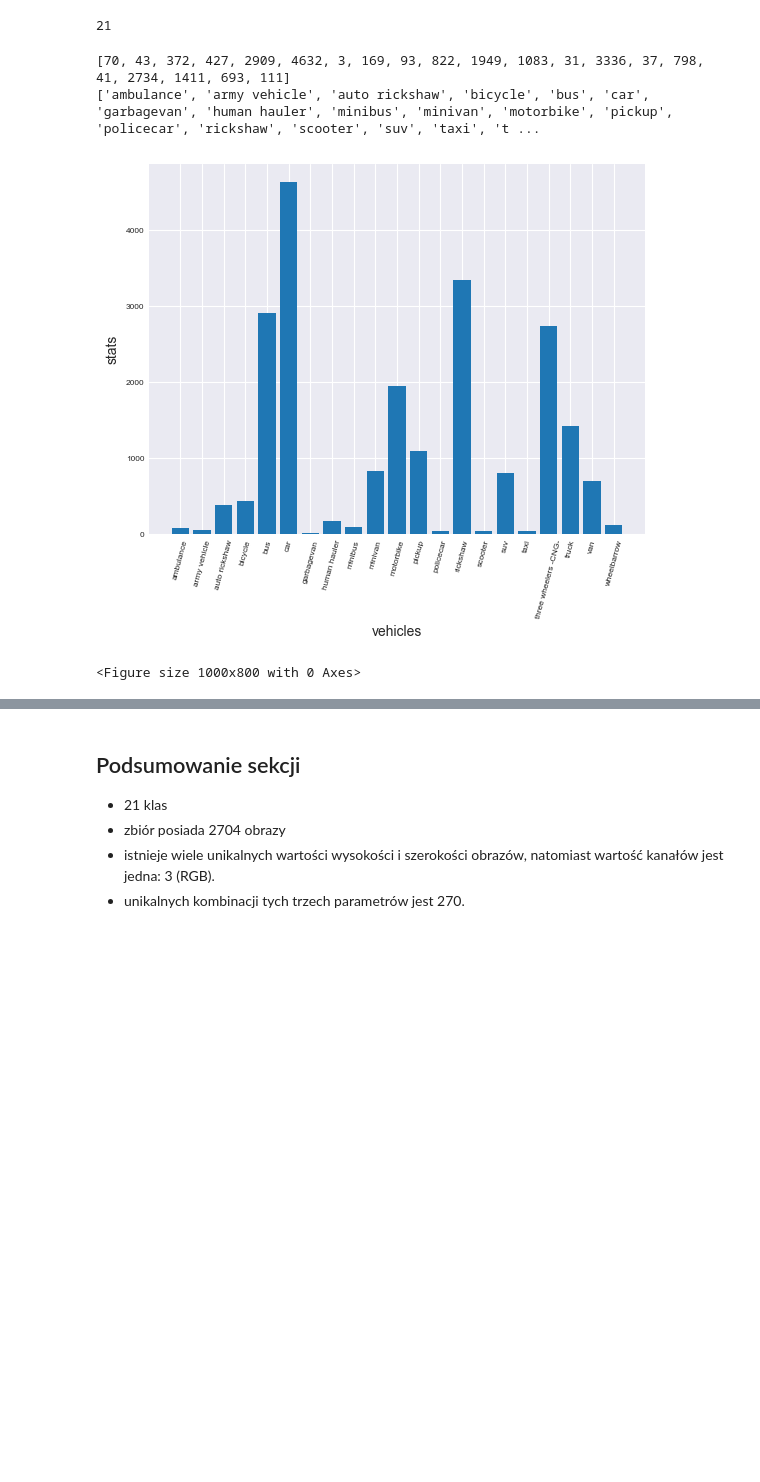
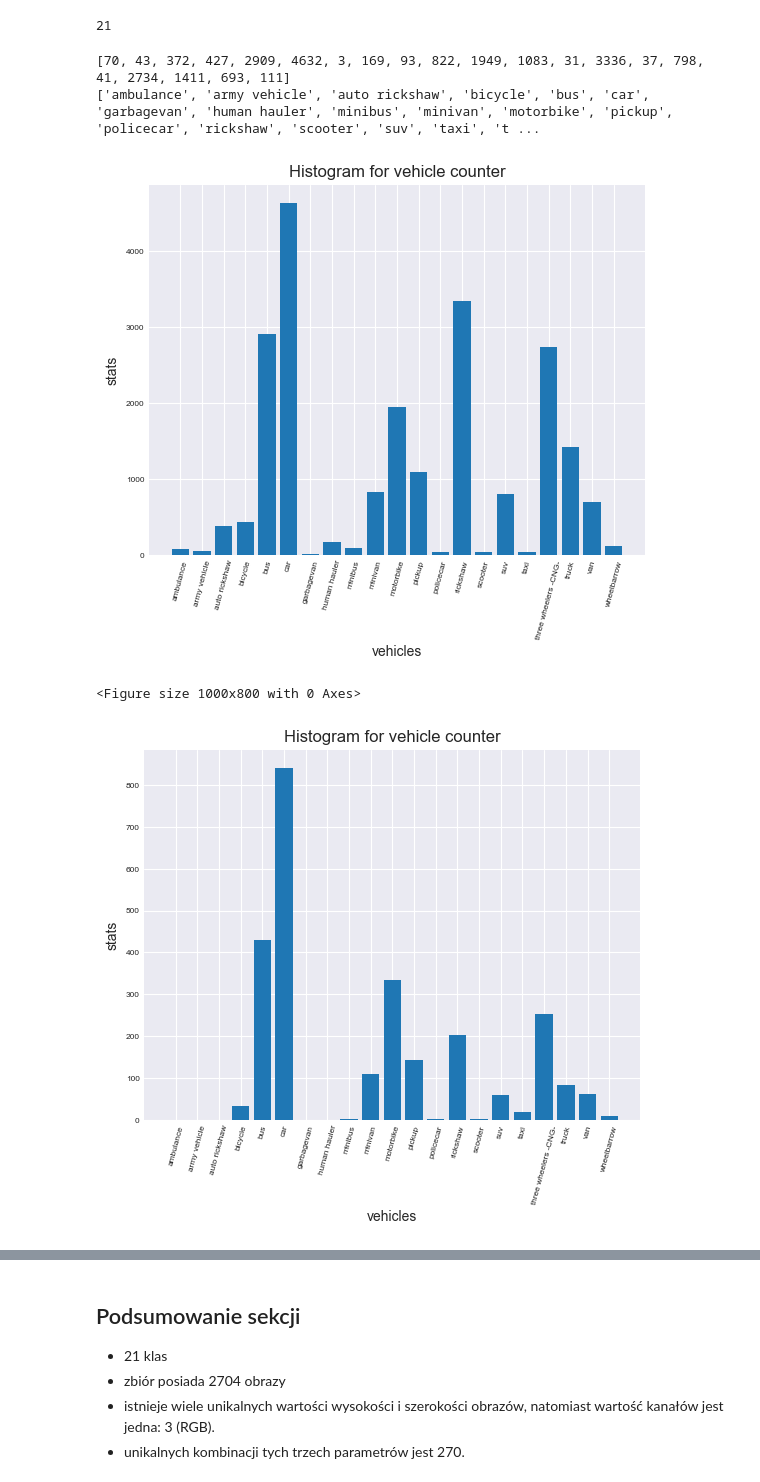
Before and after one commit to michaljurzak1/Vehicle-Images-Detection, a Jupyter notebook: eda.ipynb, the cells around one changed output, grey strips where cells are left out. Saved outputs shown, nothing was run; the diff lists cells and outputs as text; code cells hidden in the pictures; blank space fills up the shorter version.

Commit message:
validation data stats

```diff
--- a/eda.ipynb
+++ b/eda.ipynb
@@ -28,6 +28,9 @@ plt.style.use('seaborn-v0_8-darkgrid')
 
 train_images = r"D:\vehicle_detection\trafic_data\train\images"
 train_labels = r"D:\vehicle_detection\trafic_data\train\labels"
+
+valid_images = r"D:\vehicle_detection\trafic_data\valid\images"
+valid_labels = r"D:\vehicle_detection\trafic_data\valid\labels"
 # %% [markdown]
 ## Wizualizacja danych treningowych - *zdjęć z labelami*
 # %%
@@ -59,6 +62,8 @@ def plot_object_detections(ax, image, labels):
 
 
 image_files = os.listdir(train_images)
+image_files_valid = os.listdir(valid_images)
+
 random_images = random.sample(image_files, 9)
 
 #print(image_files)
@@ -267,27 +331,63 @@ print(len(classes_of_vehicles))
 # %%
 
 
 for i, image_file in enumerate(image_files):
 
 
     labels = load_labels(image_file, train_labels)
+
     for label in labels:
         if label.split(" ")[0] != '':
+
             vehicle_nr = int(label.split(" ")[0])
+
             if vehicle_nr >= 0 and vehicle_nr < len(classes_of_vehicles):
                 vehicles_counter[vehicle_nr] += 1
 
+
 print(vehicles_counter)
 print(classes_of_vehicles)
+
+
 plt.bar(classes_of_vehicles, vehicles_counter)
+plt.title('Histogram for vehicle counter', fontsize=12)
 plt.xlabel('vehicles', fontsize=10)
 plt.ylabel('stats', fontsize=10)
 plt.xticks(fontsize=6,rotation=75)
 plt.yticks(fontsize=6)
 plt.figure(figsize=(10, 8))
 plt.show()
+
+
+vehicles_counter = [0] * len(classes_of_vehicles)
+
+
+for i, image_file in enumerate(image_files_valid):
+
+
+    labels = load_labels(image_file, valid_labels)
+
+    for label in labels:
+        if label.split(" ")[0] != '':
+
+            vehicle_nr = int(label.split(" ")[0])
+
+            if vehicle_nr >= 0 and vehicle_nr < len(classes_of_vehicles):
+                vehicles_counter[vehicle_nr] += 1
+
+
+
+plt.bar(classes_of_vehicles, vehicles_counter)
+plt.title('Histogram for vehicle counter', fontsize=12)
+plt.xlabel('vehicles', fontsize=10)
+plt.ylabel('stats', fontsize=10)
+plt.xticks(fontsize=6,rotation=75)
+plt.yticks(fontsize=6)
+plt.figure(figsize=(10, 8))
+plt.show()
 # %% [output]
 [70, 43, 372, 427, 2909, 4632, 3, 169, 93, 822, 1949, 1083, 31, 3336, 37, 798, 41, 2734, 1411, 693, 111]
 ['ambulance', 'army vehicle', 'auto rickshaw', 'bicycle', 'bus', 'car', 'garbagevan', 'human hauler', 'minibus', 'minivan', 'motorbike', 'pickup', 'policecar', 'rickshaw', 'scooter', 'suv', 'taxi', 't ...
-[figure, old version]
+[figure, new version]
 <Figure size 1000x800 with 0 Axes>
+[figure, added]
```
Also changed, not shown: parts of 18 cells of this notebook.
